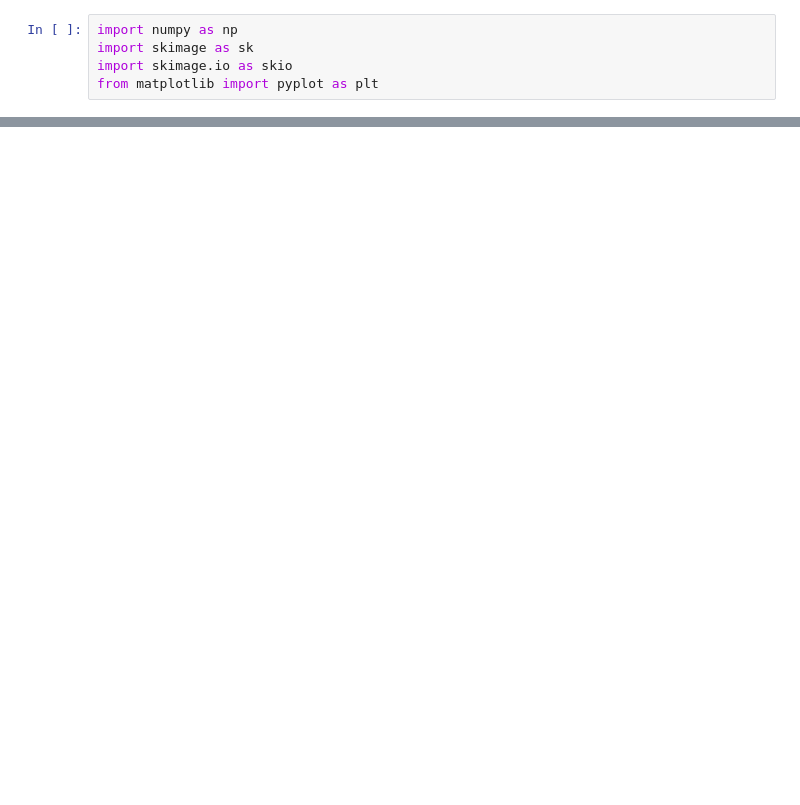
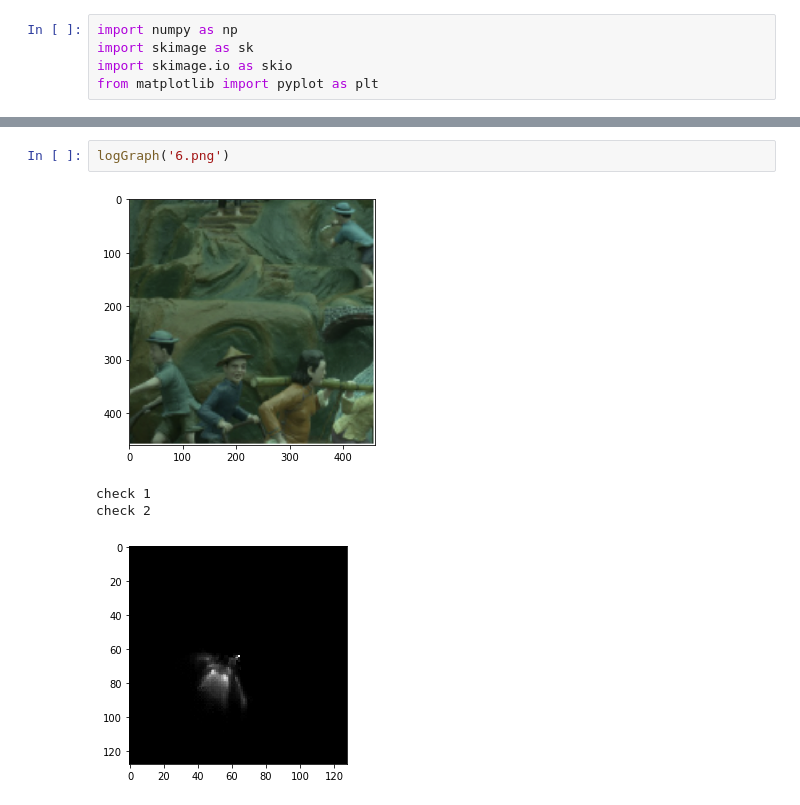
Before and after one commit to WeiliLiu/Data_Driven_Auto_White_Balance, a Jupyter notebook: src/log_chro.ipynb, the cells around one changed output, grey strips where cells are left out. Drawn from its saved outputs; the diff is of its cells as text; blank space fills up the shorter version.

```diff
--- a/src/log_chro.ipynb
+++ b/src/log_chro.ipynb
@@ -61,0 +78,7 @@ logGraph('4.png')
+# %%
+logGraph('6.png')
+# %% [output]
+[figure, added]
+check 1
+check 2
+[figure, added]
```
Also changed, not shown: parts of 7 cells of this notebook, 2 other files.
